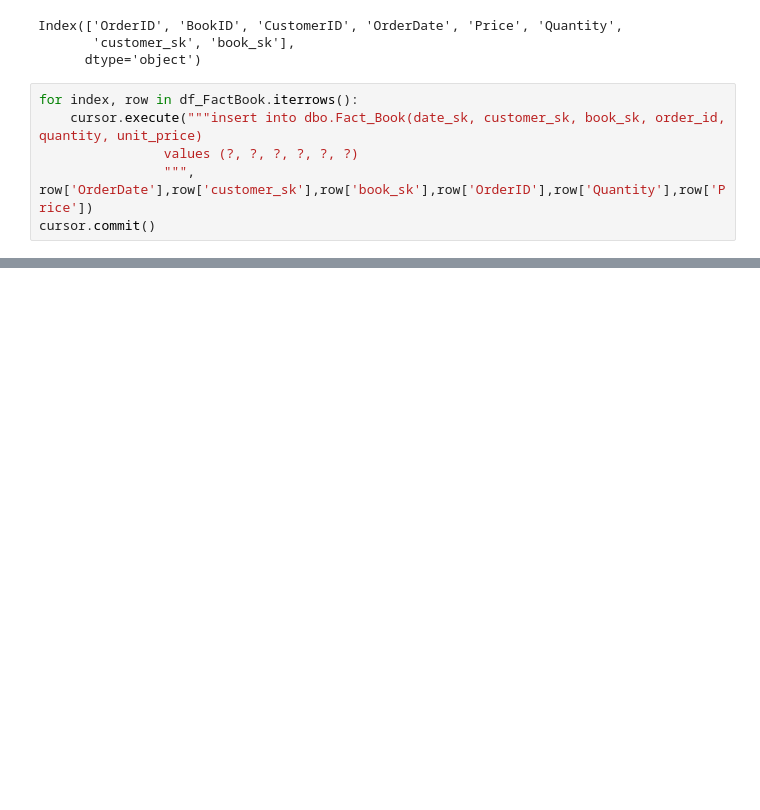
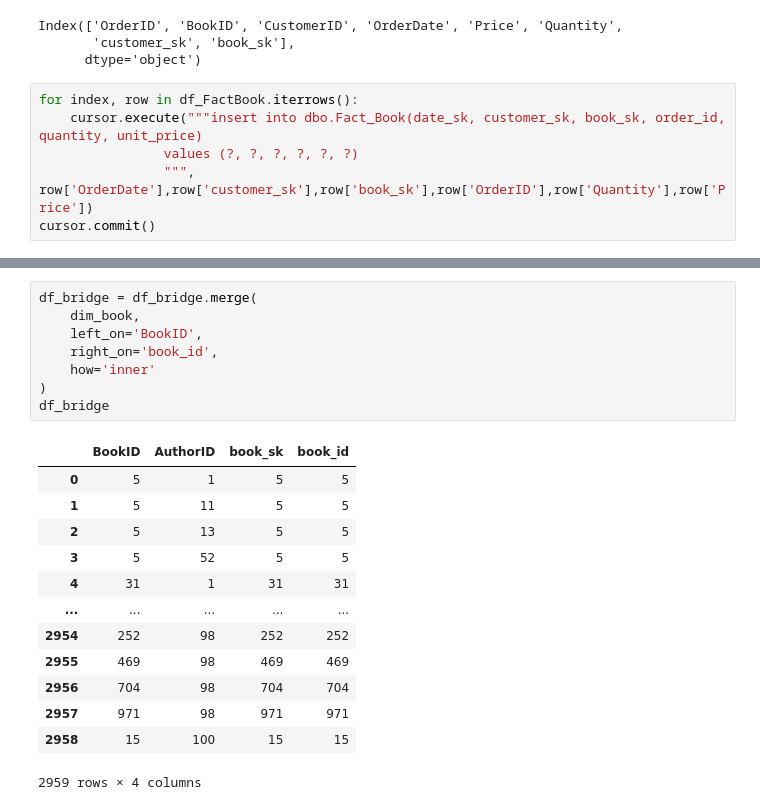
Before and after one commit to AbdelrahmanAlis/BookStore-DWH-ETL, a Jupyter notebook: notebooks/pipeline.ipynb, the cells around one changed output, grey strips where cells are left out. Cells and saved outputs as stored; diff of their text form; blank space fills up the shorter version.

```diff
--- a/notebooks/pipeline.ipynb
+++ b/notebooks/pipeline.ipynb
@@ -357,0 +397,22 @@ destination_connection.close()
+# %%
+df_bridge = df_bridge.merge(
+    dim_book,
+    left_on='BookID',
+    right_on='book_id',
+    how='inner'
+)
+df_bridge
+# %% [output]
+|  | BookID | AuthorID | book_sk | book_id |
+| 0 | 5 | 1 | 5 | 5 |
+| 1 | 5 | 11 | 5 | 5 |
+| 2 | 5 | 13 | 5 | 5 |
+| 3 | 5 | 52 | 5 | 5 |
+| 4 | 31 | 1 | 31 | 31 |
+| ... | ... | ... | ... | ... |
+| 2954 | 252 | 98 | 252 | 252 |
+| 2955 | 469 | 98 | 469 | 469 |
+| 2956 | 704 | 98 | 704 | 704 |
+| 2957 | 971 | 98 | 971 | 971 |
+| 2958 | 15 | 100 | 15 | 15 |
+2959 rows × 4 columns
```
Also changed, not shown: parts of 12 cells of this notebook.
